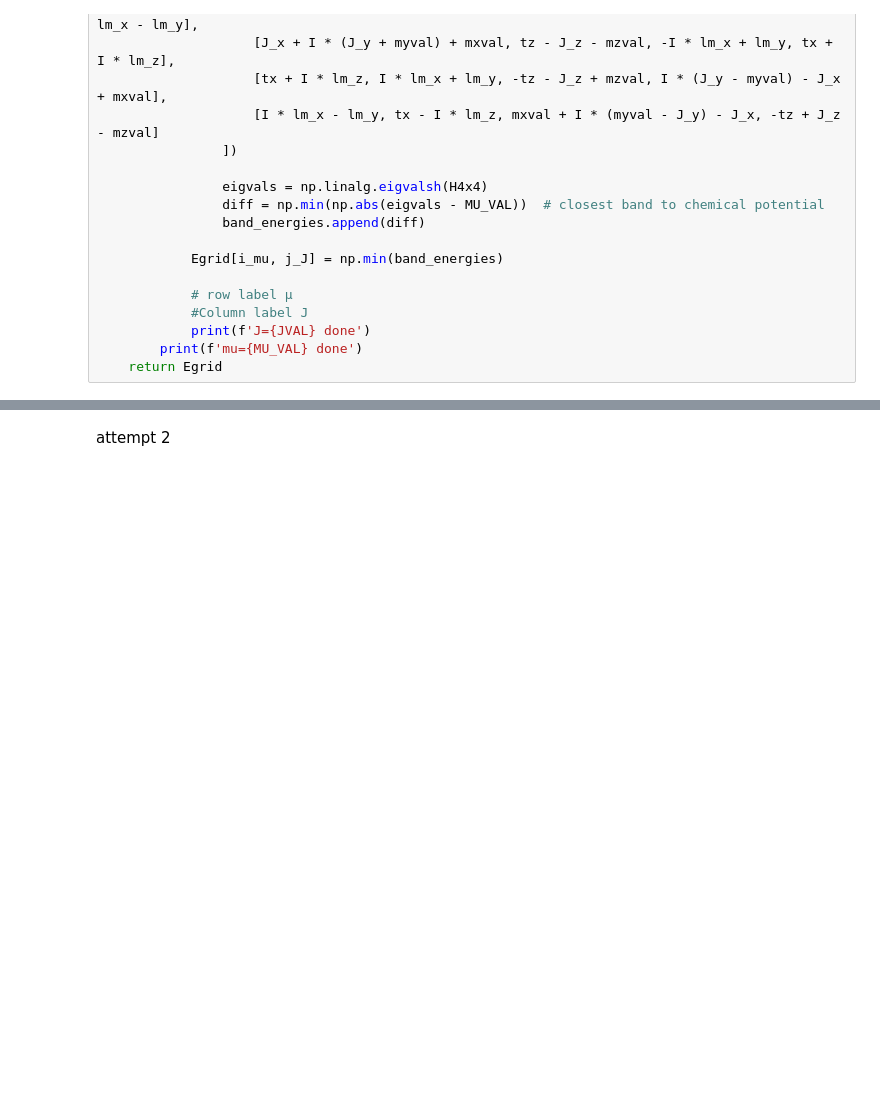
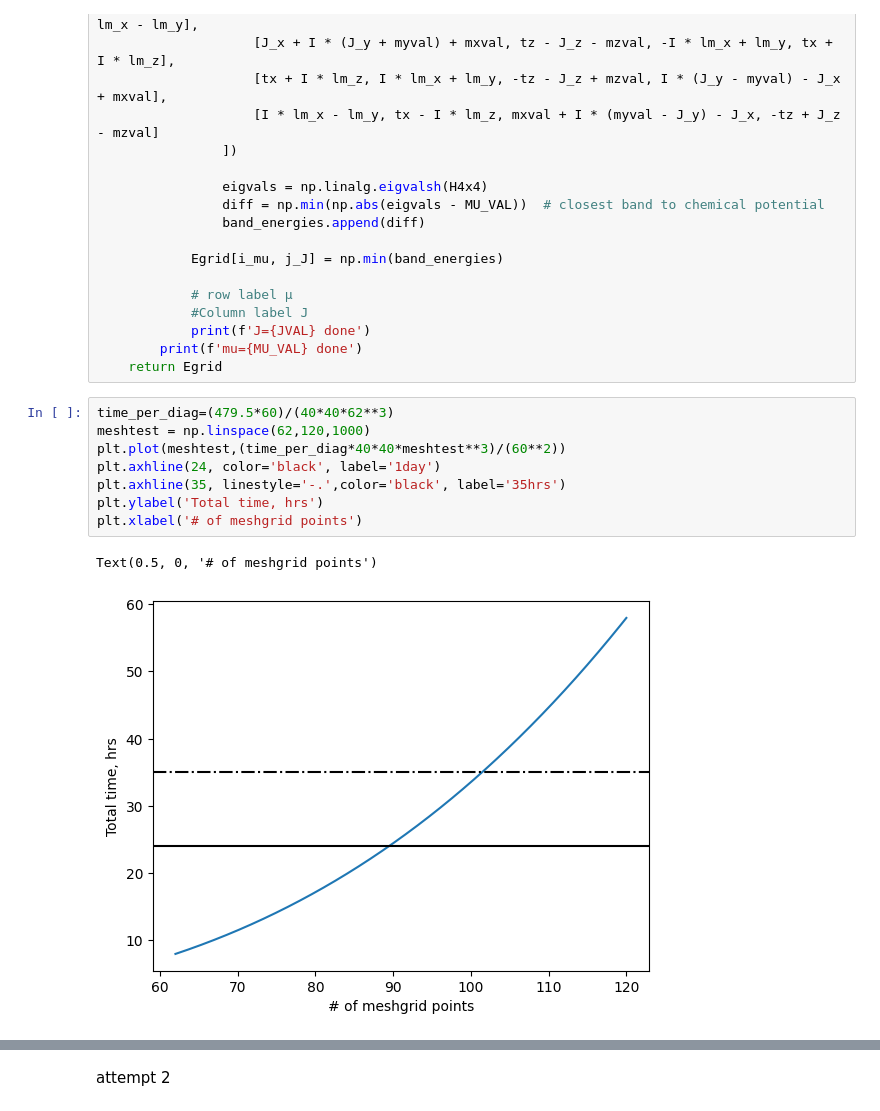
Before and after one commit to RuneEkman/Longruncode, a Jupyter notebook: largeJlimit.ipynb, the cells around one changed output, grey strips where cells are left out. Cells and saved outputs as stored; diff of their text form; blank space fills up the shorter version.

```diff
--- a/largeJlimit.ipynb
+++ b/largeJlimit.ipynb
@@ -724,4 +724,15 @@ def j_mu_grid(j_list,mu_list, nk):
             print(f'J={JVAL} done')
         print(f'mu={MU_VAL} done')
     return Egrid
+# %%
+time_per_diag=(479.5*60)/(40*40*62**3)
+meshtest = np.linspace(62,120,1000)
+plt.plot(meshtest,(time_per_diag*40*40*meshtest**3)/(60**2))
+plt.axhline(24, color='black', label='1day')
+plt.axhline(35, linestyle='-.',color='black', label='35hrs')
+plt.ylabel('Total time, hrs')
+plt.xlabel('# of meshgrid points')
+# %% [output]
+Text(0.5, 0, '# of meshgrid points')
+[figure, added]
 # %%
```
Also changed, not shown: parts of 4 cells of this notebook, 1 other file.
